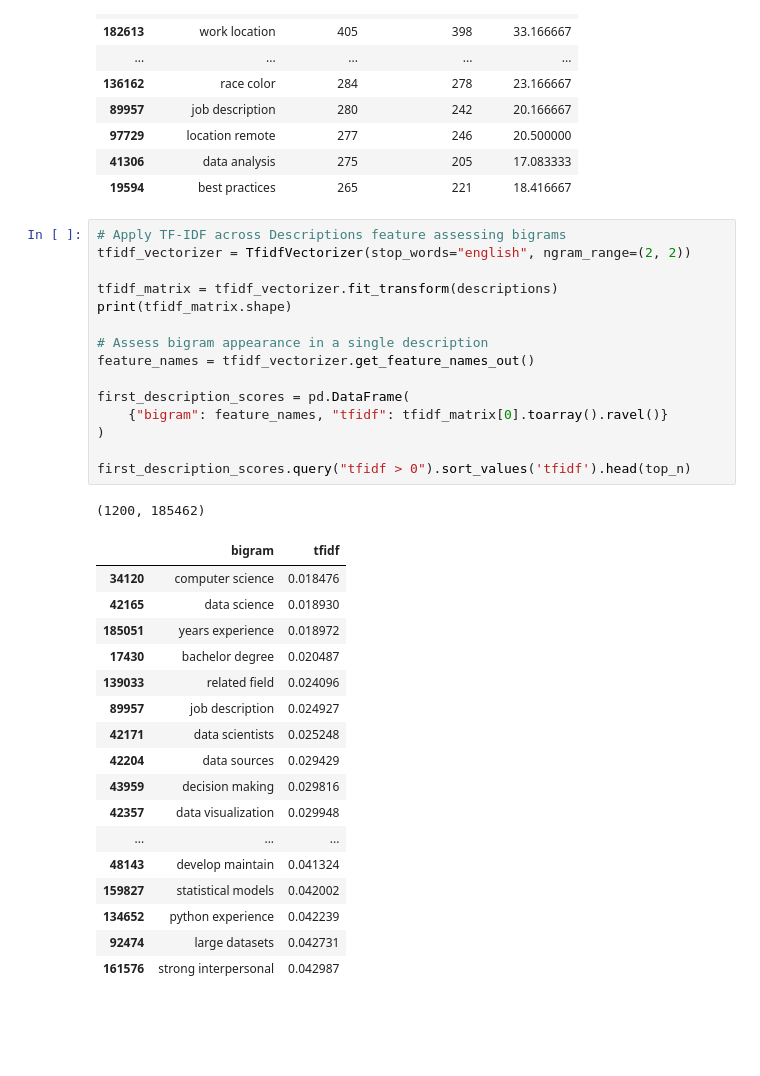
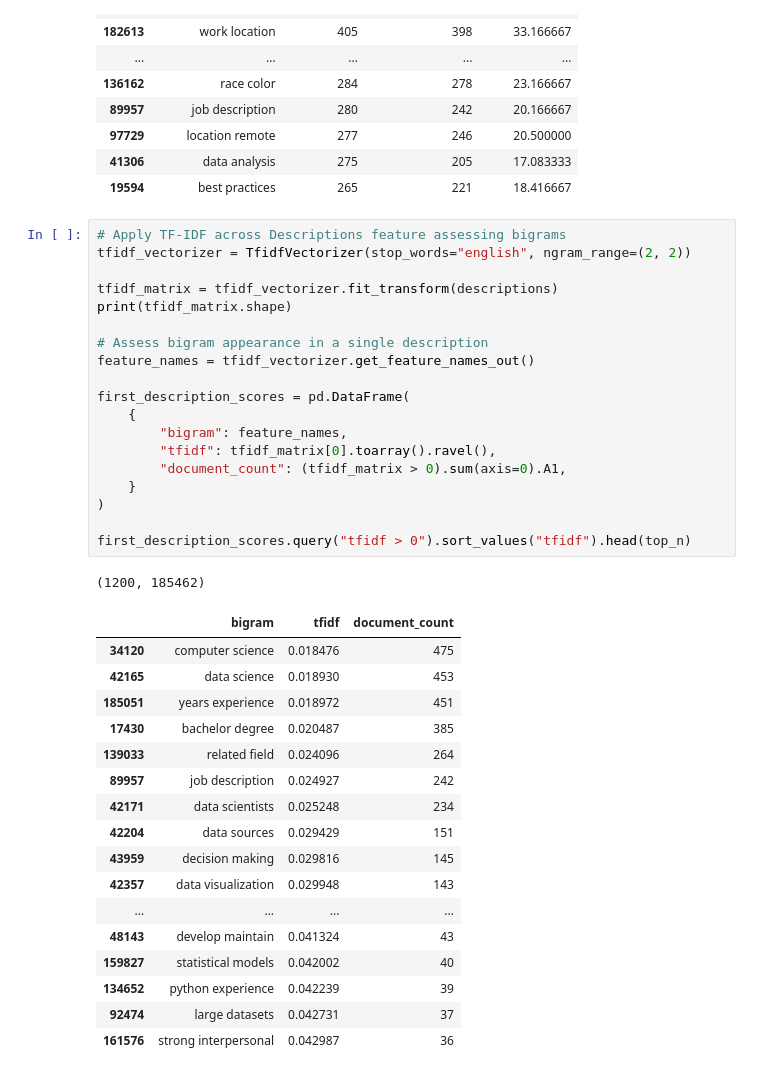
Before and after one commit to Reks890/keyword_extractor, a Jupyter notebook: exploration_keyword_extractor.ipynb, the cells around one changed output. Saved outputs shown, nothing was run; the diff lists cells and outputs as text; blank space fills up the shorter version.

```diff
--- a/exploration_keyword_extractor.ipynb
+++ b/exploration_keyword_extractor.ipynb
@@ -295,34 +294,38 @@ bigram_results.sort_values("total_count", ascending=False).head(top_n)
 # %%
 # Apply TF-IDF across Descriptions feature assessing bigrams
 tfidf_vectorizer = TfidfVectorizer(stop_words="english", ngram_range=(2, 2))
 
 tfidf_matrix = tfidf_vectorizer.fit_transform(descriptions)
 print(tfidf_matrix.shape)
 
 # Assess bigram appearance in a single description
 feature_names = tfidf_vectorizer.get_feature_names_out()
 
 first_description_scores = pd.DataFrame(
-    {"bigram": feature_names, "tfidf": tfidf_matrix[0].toarray().ravel()}
+    {
+        "bigram": feature_names,
+        "tfidf": tfidf_matrix[0].toarray().ravel(),
+        "document_count": (tfidf_matrix > 0).sum(axis=0).A1,
+    }
 )
 
-first_description_scores.query("tfidf > 0").sort_values('tfidf').head(top_n)
+first_description_scores.query("tfidf > 0").sort_values("tfidf").head(top_n)
 # %% [output]
 (1200, 185462)
-|  | bigram | tfidf |
-| 34120 | computer science | 0.018476 |
-| 42165 | data science | 0.018930 |
-| 185051 | years experience | 0.018972 |
-| 17430 | bachelor degree | 0.020487 |
-| 139033 | related field | 0.024096 |
-| 89957 | job description | 0.024927 |
-| 42171 | data scientists | 0.025248 |
-| 42204 | data sources | 0.029429 |
-| 43959 | decision making | 0.029816 |
-| 42357 | data visualization | 0.029948 |
-| ... | ... | ... |
-| 48143 | develop maintain | 0.041324 |
-| 159827 | statistical models | 0.042002 |
-| 134652 | python experience | 0.042239 |
-| 92474 | large datasets | 0.042731 |
-| 161576 | strong interpersonal | 0.042987 |
+|  | bigram | tfidf | document_count |
+| 34120 | computer science | 0.018476 | 475 |
+| 42165 | data science | 0.018930 | 453 |
+| 185051 | years experience | 0.018972 | 451 |
+| 17430 | bachelor degree | 0.020487 | 385 |
+| 139033 | related field | 0.024096 | 264 |
+| 89957 | job description | 0.024927 | 242 |
+| 42171 | data scientists | 0.025248 | 234 |
+| 42204 | data sources | 0.029429 | 151 |
+| 43959 | decision making | 0.029816 | 145 |
+| 42357 | data visualization | 0.029948 | 143 |
+| ... | ... | ... | ... |
+| 48143 | develop maintain | 0.041324 | 43 |
+| 159827 | statistical models | 0.042002 | 40 |
+| 134652 | python experience | 0.042239 | 39 |
+| 92474 | large datasets | 0.042731 | 37 |
+| 161576 | strong interpersonal | 0.042987 | 36 |
```
Also changed, not shown: parts of 5 cells of this notebook.
